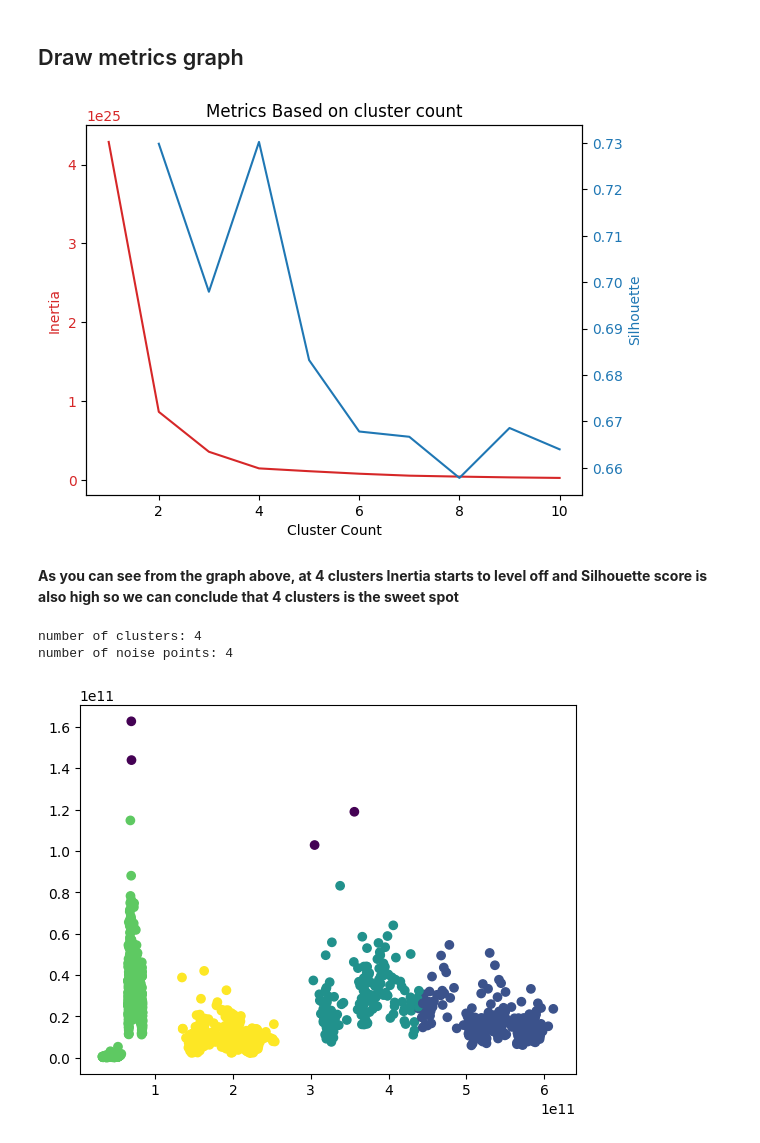
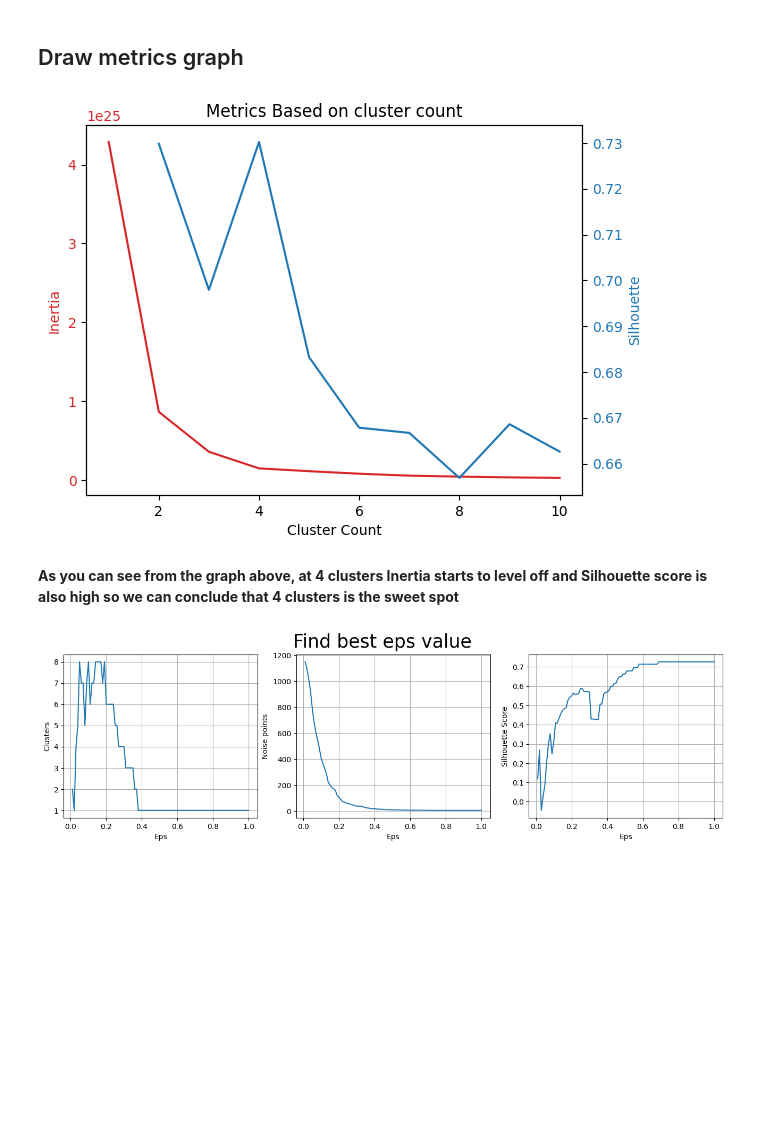
Before and after one commit to kasrakakaee/queraproject2, a Jupyter notebook: Part 1 - Clustering.ipynb, the cells around one changed output. Saved outputs shown, nothing was run; the diff lists cells and outputs as text; code cells hidden in the pictures; blank space fills up the shorter version.

```diff
--- a/Part 1 - Clustering.ipynb
+++ b/Part 1 - Clustering.ipynb
@@ -74,37 +89,46 @@ metric_df = pd.DataFrame(zip(inertia_list, silhouette_list), index=range(1, 11),
 # %% [markdown]
 ## Draw metrics graph
 # %%
-fig3, ax3 = plt.subplots()
-ax3.set_title('Metrics Based on cluster count')
+fig4, ax4 = plt.subplots()
+ax4.set_title('Metrics Based on cluster count')
 color = 'tab:red'
-ax3.set_xlabel('Cluster Count')
-ax3.set_ylabel('Inertia', color=color)
-ax3.plot(metric_df.index, metric_df['Inertia'], color=color)
-ax3.tick_params(axis='y', labelcolor=color)
+ax4.set_xlabel('Cluster Count')
+ax4.set_ylabel('Inertia', color=color)
+ax4.plot(metric_df.index, metric_df['Inertia'], color=color)
+ax4.tick_params(axis='y', labelcolor=color)
 
-ax3_twin = ax3.twinx()
+ax4_twin = ax4.twinx()
 
 color = 'tab:blue'
-ax3_twin.set_ylabel('Silhouette', color=color)
-ax3_twin.plot(metric_df.index, metric_df['Silhouette'], color=color)
-ax3_twin.tick_params(axis='y', labelcolor=color)
+ax4_twin.set_ylabel('Silhouette', color=color)
+ax4_twin.plot(metric_df.index, metric_df['Silhouette'], color=color)
+ax4_twin.tick_params(axis='y', labelcolor=color)
 # %% [output]
-[figure, old version]
+[figure, new version]
 # %% [markdown]
 **As you can see from the graph above, at 4 clusters Inertia starts to level off and Silhouette score is also high so we can conclude that 4 clusters is the sweet spot**
 # %%
 from sklearn.cluster import DBSCAN
 
-db = DBSCAN(eps=50_000_000_000, min_samples=100)
-db.fit(data_arr)
+eps_cluster_list = []
+for eps in np.arange(0.01, 1.01, 0.01):
+    db = DBSCAN(eps=eps, min_samples=15)
+    db.fit(data_arr_std_scaled)
+    n_clusters_ = len(set(db.labels_)) - (1 if -1 in db.labels_ else 0)
+    n_noise_ = list(db.labels_).count(-1)
+    score = silhouette_score(data_arr_std_scaled, db.labels_)
+    eps_cluster_list.append([eps, n_clusters_, n_noise_, score])
+eps_cluster_list = np.array(eps_cluster_list)
 
-n_clusters_ = len(set(db.labels_)) - (1 if -1 in db.labels_ else 0)
-n_noise_ = list(db.labels_).count(-1)
-print(f"number of clusters: {n_clusters_}")
-print(f"number of noise points: {n_noise_}")
+fig5, ax5 = plt.subplots(1, 3, figsize=(16, 4))
 
-plt.scatter(data_arr[:, 0], data_arr[:, 1], c=db.labels_);
+fig5.suptitle('Find best eps value', size=25)
+ax5[0].plot(eps_cluster_list[:, 0], eps_cluster_list[:, 1])
+ax5[0].set_xlabel('Eps'), ax5[0].set_ylabel('Clusters')
+ax5[1].plot(eps_cluster_list[:, 0], eps_cluster_list[:, 2])
+ax5[1].set_xlabel('Eps'), ax5[1].set_ylabel('Noise points')
+ax5[2].plot(eps_cluster_list[:, 0], eps_cluster_list[:, 3])
+ax5[2].set_xlabel('Eps'), ax5[2].set_ylabel('Silhouette Score')
+ax5[0].grid(), ax5[1].grid(), ax5[2].grid();
 # %% [output]
-number of clusters: 4
-number of noise points: 4
-[figure, old version]
+[figure, new version]
```
Also changed, not shown: parts of 3 cells of this notebook.
